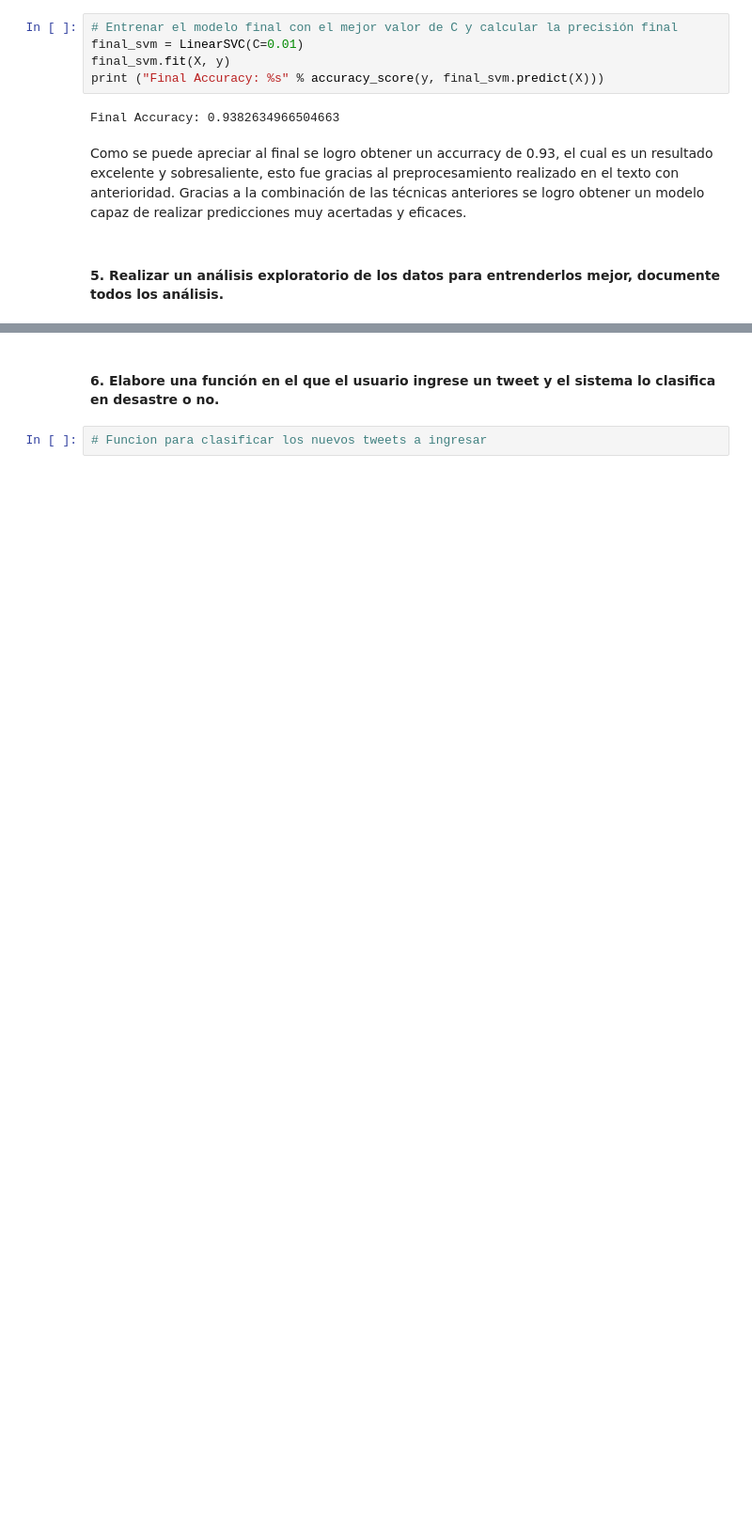
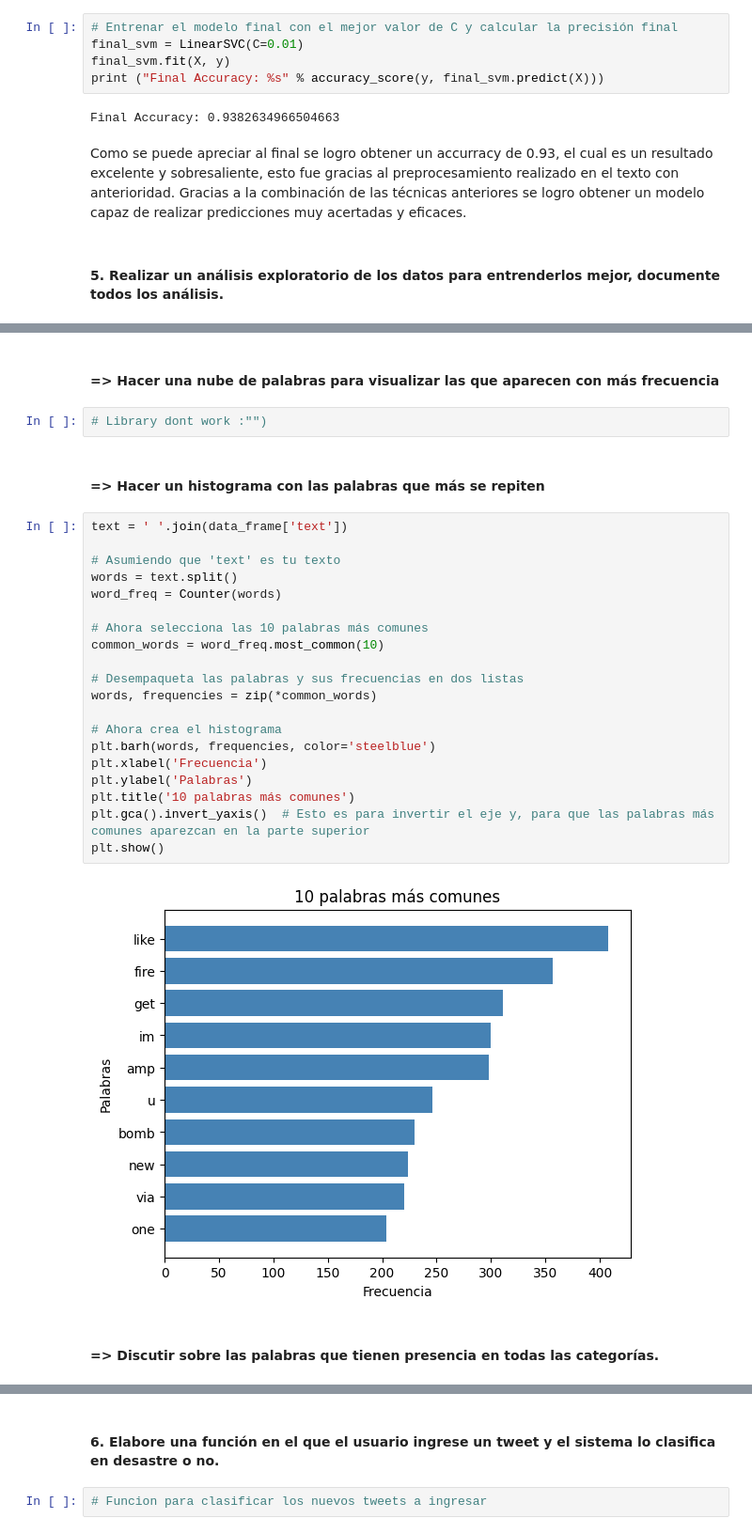
Before and after one commit to CrisLayB/DataScience_Lab04, a Jupyter notebook: lab4.ipynb, the cells around one changed output, grey strips where cells are left out. Shown at 94% size. Drawn from its saved outputs; the diff is of its cells as text; blank space fills up the shorter version.

```diff
--- a/lab4.ipynb
+++ b/lab4.ipynb
@@ -412,0 +420,30 @@ Como se puede apreciar al final se logro obtener un accurracy de 0.93, el cual e
+# %% [markdown]
+#### => Hacer una nube de palabras para visualizar las que aparecen con más frecuencia
+# %%
+# Library dont work :"")
+# %% [markdown]
+#### => Hacer un histograma con las palabras que más se repiten
+# %%
+text = ' '.join(data_frame['text'])
+
+# Asumiendo que 'text' es tu texto
+words = text.split()
+word_freq = Counter(words)
+
+# Ahora selecciona las 10 palabras más comunes
+common_words = word_freq.most_common(10)
+
+# Desempaqueta las palabras y sus frecuencias en dos listas
+words, frequencies = zip(*common_words)
+
+# Ahora crea el histograma
+plt.barh(words, frequencies, color='steelblue')
+plt.xlabel('Frecuencia')
+plt.ylabel('Palabras')
+plt.title('10 palabras más comunes')
+plt.gca().invert_yaxis()  # Esto es para invertir el eje y, para que las palabras más comunes aparezcan en la parte superior
+plt.show()
+# %% [output]
+[figure, added]
+# %% [markdown]
+#### => Discutir sobre las palabras que tienen presencia en todas las categorías.
```
Also changed, not shown: parts of 11 cells of this notebook.
